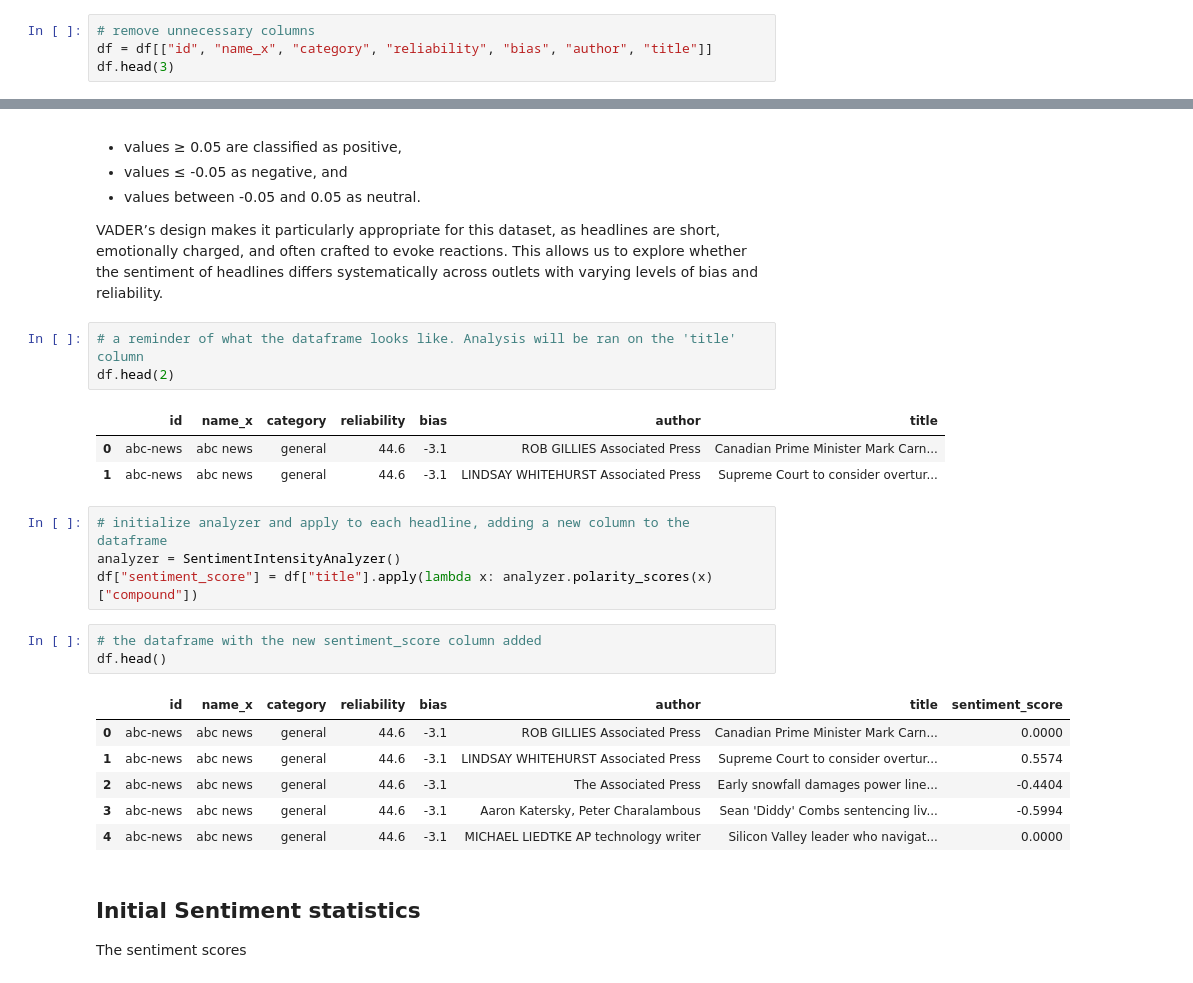
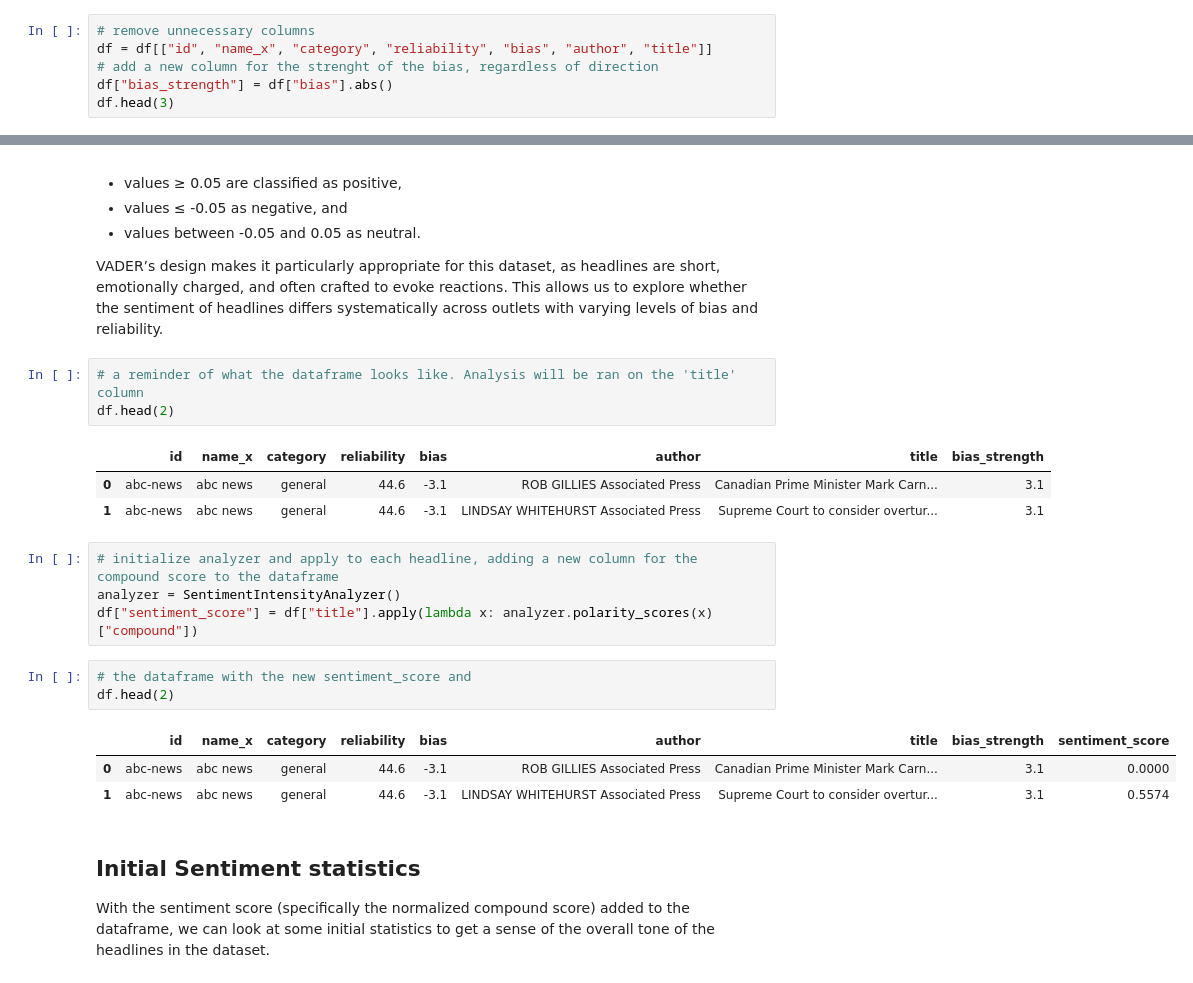
Before and after one commit to Joshua-Byrd/HeadlineAnalysis, a Jupyter notebook: notebooks/headline_analysis.ipynb, the cells around one changed output, grey strips where cells are left out. Drawn from its saved outputs; the diff is of its cells as text.

```diff
--- a/notebooks/headline_analysis.ipynb
+++ b/notebooks/headline_analysis.ipynb
@@ -74,5 +74,7 @@ In the cell below, unnecessary columns are dropped. Note that the 'title' column
 # %%
 # remove unnecessary columns
 df = df[["id", "name_x", "category", "reliability", "bias", "author", "title"]]
+# add a new column for the strenght of the bias, regardless of direction
+df["bias_strength"] = df["bias"].abs()
 df.head(3)
 # %% [output]
@@ -177,25 +181,22 @@ VADER’s design makes it particularly appropriate for this dataset, as headline
 # a reminder of what the dataframe looks like. Analysis will be ran on the 'title' column
 df.head(2)
 # %% [output]
-|  | id | name_x | category | reliability | bias | author | title |
-| 0 | abc-news | abc news | general | 44.6 | -3.1 | ROB GILLIES Associated Press | Canadian Prime Minister Mark Carn... |
-| 1 | abc-news | abc news | general | 44.6 | -3.1 | LINDSAY WHITEHURST Associated Press | Supreme Court to consider overtur... |
+|  | id | name_x | category | reliability | bias | author | title | bias_strength |
+| 0 | abc-news | abc news | general | 44.6 | -3.1 | ROB GILLIES Associated Press | Canadian Prime Minister Mark Carn... | 3.1 |
+| 1 | abc-news | abc news | general | 44.6 | -3.1 | LINDSAY WHITEHURST Associated Press | Supreme Court to consider overtur... | 3.1 |
 # %%
-# initialize analyzer and apply to each headline, adding a new column to the dataframe
+# initialize analyzer and apply to each headline, adding a new column for the compound score to the dataframe
 analyzer = SentimentIntensityAnalyzer()
 df["sentiment_score"] = df["title"].apply(lambda x: analyzer.polarity_scores(x)["compound"])
 # %%
-# the dataframe with the new sentiment_score column added
-df.head()
+# the dataframe with the new sentiment_score and
+df.head(2)
 # %% [output]
-|  | id | name_x | category | reliability | bias | author | title | sentiment_score |
-| 0 | abc-news | abc news | general | 44.6 | -3.1 | ROB GILLIES Associated Press | Canadian Prime Minister Mark Carn... | 0.0000 |
-| 1 | abc-news | abc news | general | 44.6 | -3.1 | LINDSAY WHITEHURST Associated Press | Supreme Court to consider overtur... | 0.5574 |
-| 2 | abc-news | abc news | general | 44.6 | -3.1 | The Associated Press | Early snowfall damages power line... | -0.4404 |
-| 3 | abc-news | abc news | general | 44.6 | -3.1 | Aaron Katersky, Peter Charalambous | Sean 'Diddy' Combs sentencing liv... | -0.5994 |
-| 4 | abc-news | abc news | general | 44.6 | -3.1 | MICHAEL LIEDTKE AP technology writer | Silicon Valley leader who navigat... | 0.0000 |
+|  | id | name_x | category | reliability | bias | author | title | bias_strength | sentiment_score |
+| 0 | abc-news | abc news | general | 44.6 | -3.1 | ROB GILLIES Associated Press | Canadian Prime Minister Mark Carn... | 3.1 | 0.0000 |
+| 1 | abc-news | abc news | general | 44.6 | -3.1 | LINDSAY WHITEHURST Associated Press | Supreme Court to consider overtur... | 3.1 | 0.5574 |
 # %% [markdown]
 ## Initial Sentiment statistics
-The sentiment scores
+With the sentiment score (specifically the normalized compound score) added to the dataframe, we can look at some initial statistics to get a sense of the overall tone of the headlines in the dataset.
 # %%
 # summary statistics for the sentiment scores
```
Also changed, not shown: parts of 12 cells of this notebook.
